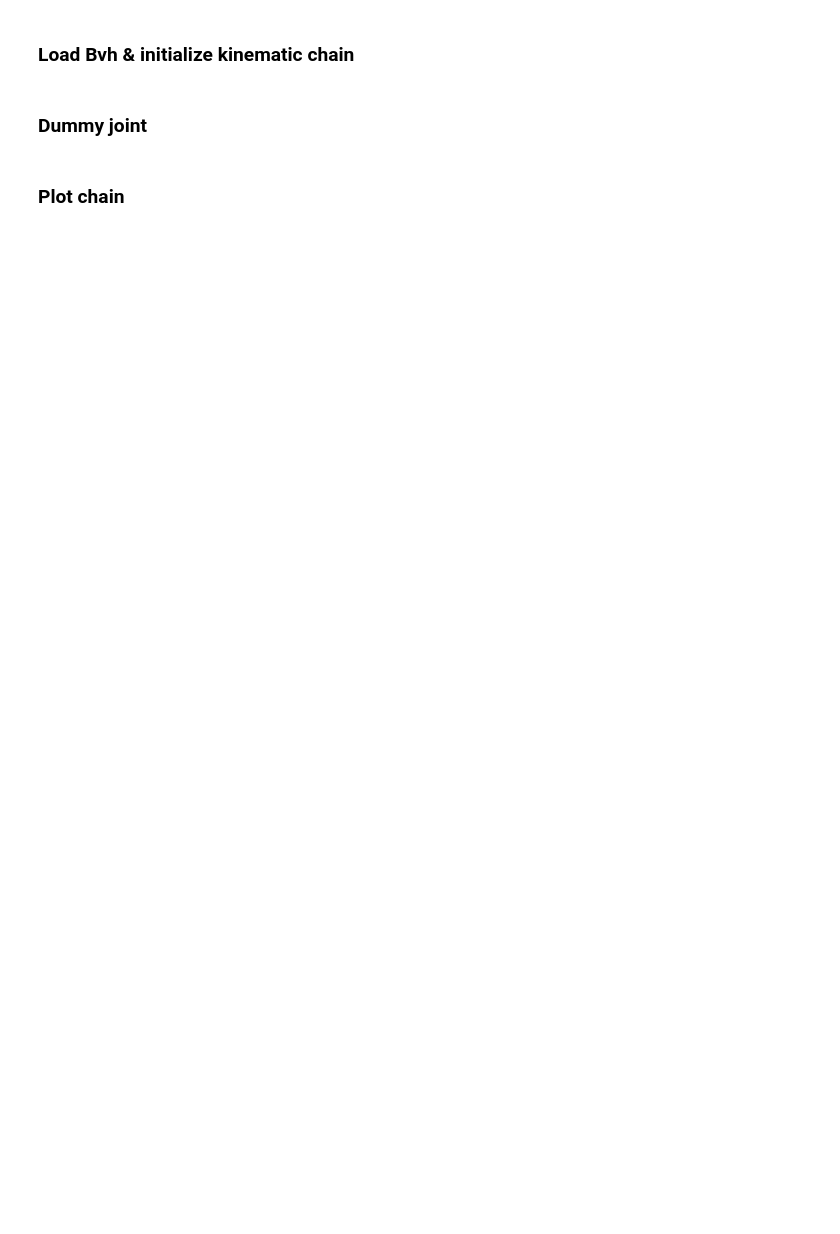
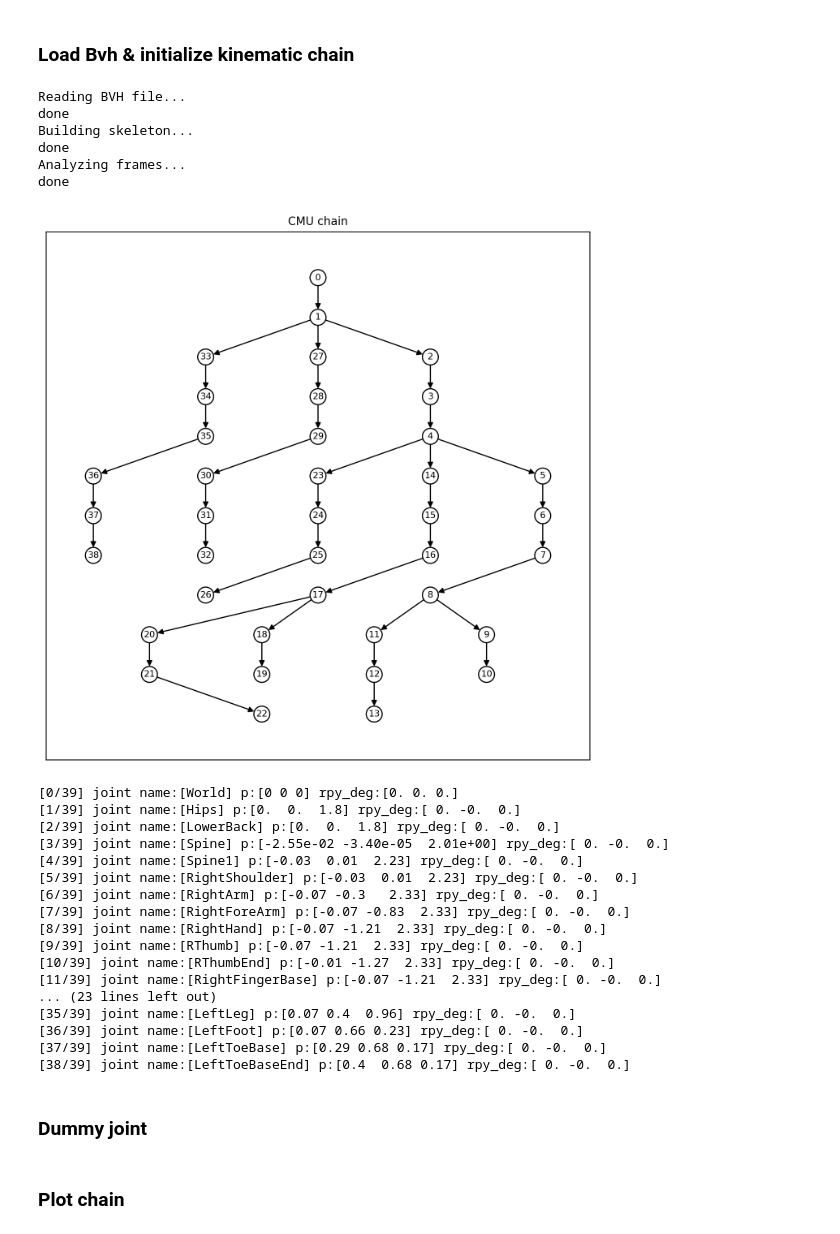
Before and after one commit to y0-0n/yet-another-mujoco-tutorial-v3, a Jupyter notebook: code/demo_unit_02_kinematic_chain_cmu.ipynb, the cells around one changed output. Cells and saved outputs as stored; diff of their text form; code cells hidden in the pictures; blank space fills up the shorter version.

```diff
--- a/code/demo_unit_02_kinematic_chain_cmu.ipynb
+++ b/code/demo_unit_02_kinematic_chain_cmu.ipynb
@@ -20,7 +22,7 @@ print ("networkx version:[%s]"%(nx.__version__))
 from bvh.skeleton import process_bvhfile, process_bvhkeyframe
 from collections import deque
 
-mocap = process_bvhfile("../data/08_05.bvh", DEBUG=False)
+mocap = process_bvhfile("../data/16_15.bvh", DEBUG=False)
 
 node = mocap.root
 deq = deque()
@@ -35,35 +37,60 @@ pos_header, pos = mocap.get_frames_worldpos()
 rot_header, rot = mocap.get_frames_rotations()
 
 rot = np.array(rot)
-rot = rot[:, 1:].reshape(rot.shape[0], -1, 3)[:, :, [2, 0, 1]]
+rot = rot[:, 1:].reshape(rot.shape[0], -1, 3)[:, :, [2,0,1]]
 
 pos = np.array(pos)/10
-pos = pos[:, 1:].reshape(pos.shape[0], -1, 3)[:, :, [2, 0, 1]]
+pos = pos[:, 1:].reshape(pos.shape[0], -1, 3)[:, :, [2,0,1]]
 
 
 cmu_chain = KinematicChainClass(name='CMU chain')
 cmu_chain.add_joint(name='World',p=np.array([0,0,0]),R=rpy2r(np.radians([0,0,0])))
 
 cmu_chain.add_joint(name=node.name,parent_name='World',
         p_offset=np.array([0,0,1.8]),R_offset=rpy2r(np.radians([0,0,0])))
 joint_names.append(node.name)
 while len(node.children) > 0 or len(deq) > 0:
     if len(deq) > 0:
         node = deq.pop()
         cmu_chain.add_joint(name=node.name,parent_name=node.parent.name,
                 p_offset=np.array(node.strans)[[2,0,1]]/10,R_offset=rpy2r(np.radians([0,0,0]))
                 )
         joint_names.append(node.name)
 
     for child in node.children:
         deq.append(child)
 
 
 # Plot chain
 cmu_chain.plot_chain_graph(figsize=(7,7),node_size=200,font_size_node=8,font_size_title=10)
 # Print chain info
 cmu_chain.forward_kinematics()
 cmu_chain.print_chain_info()
+# %% [output]
+Reading BVH file...
+done
+Building skeleton...
+done
+Analyzing frames...
+done
+[figure, added]
+[0/39] joint name:[World] p:[0 0 0] rpy_deg:[0. 0. 0.]
+[1/39] joint name:[Hips] p:[0.  0.  1.8] rpy_deg:[ 0. -0.  0.]
+[2/39] joint name:[LowerBack] p:[0.  0.  1.8] rpy_deg:[ 0. -0.  0.]
+[3/39] joint name:[Spine] p:[-2.55e-02 -3.40e-05  2.01e+00] rpy_deg:[ 0. -0.  0.]
+[4/39] joint name:[Spine1] p:[-0.03  0.01  2.23] rpy_deg:[ 0. -0.  0.]
+[5/39] joint name:[RightShoulder] p:[-0.03  0.01  2.23] rpy_deg:[ 0. -0.  0.]
+[6/39] joint name:[RightArm] p:[-0.07 -0.3   2.33] rpy_deg:[ 0. -0.  0.]
+[7/39] joint name:[RightForeArm] p:[-0.07 -0.83  2.33] rpy_deg:[ 0. -0.  0.]
+[8/39] joint name:[RightHand] p:[-0.07 -1.21  2.33] rpy_deg:[ 0. -0.  0.]
+[9/39] joint name:[RThumb] p:[-0.07 -1.21  2.33] rpy_deg:[ 0. -0.  0.]
+[10/39] joint name:[RThumbEnd] p:[-0.01 -1.27  2.33] rpy_deg:[ 0. -0.  0.]
+[11/39] joint name:[RightFingerBase] p:[-0.07 -1.21  2.33] rpy_deg:[ 0. -0.  0.]
+... (23 lines left out)
+[35/39] joint name:[LeftLeg] p:[0.07 0.4  0.96] rpy_deg:[ 0. -0.  0.]
+[36/39] joint name:[LeftFoot] p:[0.07 0.66 0.23] rpy_deg:[ 0. -0.  0.]
+[37/39] joint name:[LeftToeBase] p:[0.29 0.68 0.17] rpy_deg:[ 0. -0.  0.]
+[38/39] joint name:[LeftToeBaseEnd] p:[0.4  0.68 0.17] rpy_deg:[ 0. -0.  0.]
 # %% [markdown]
 ### Dummy joint
 # %%
```
Also changed, not shown: parts of 6 cells of this notebook, 2 other files.
